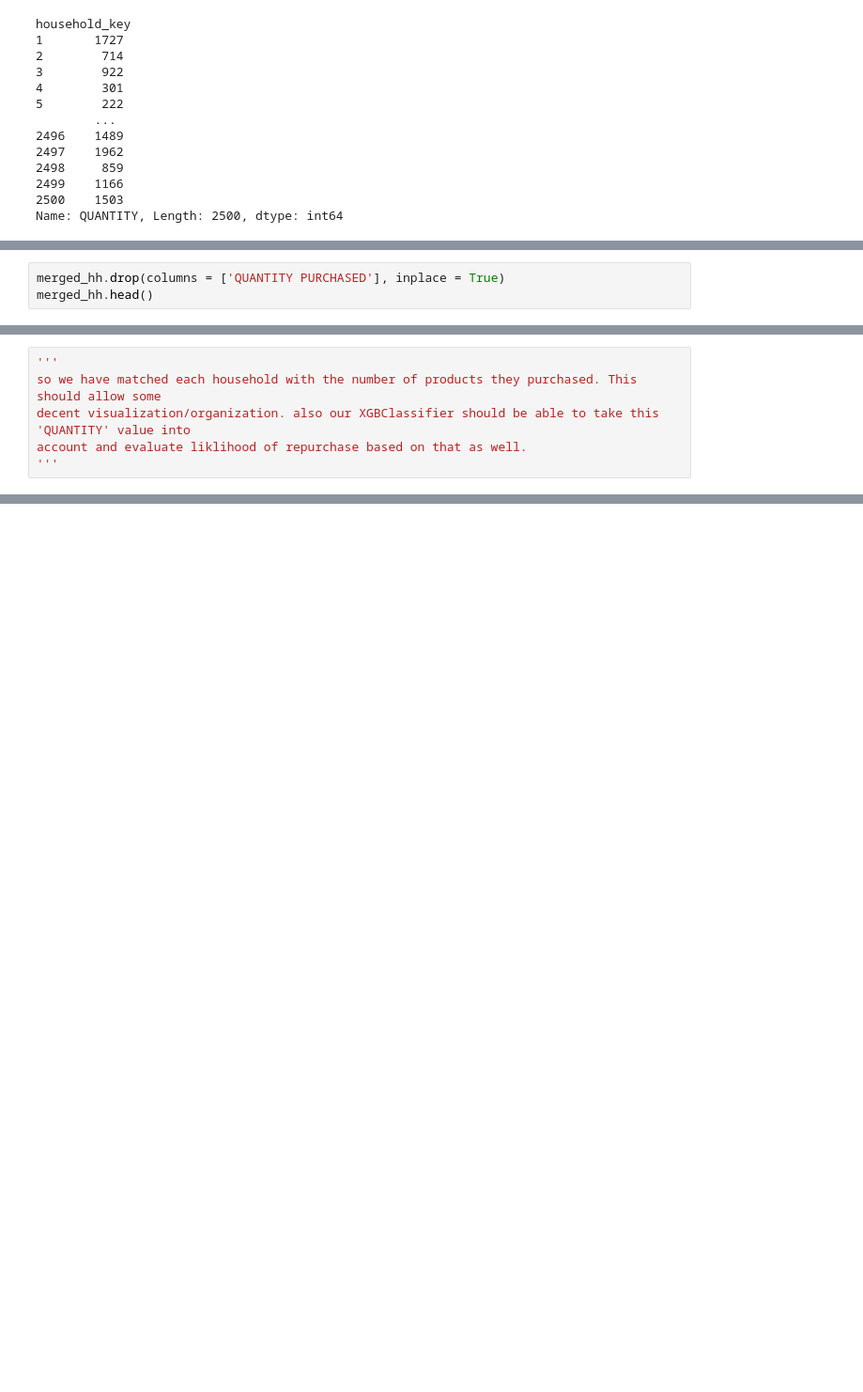
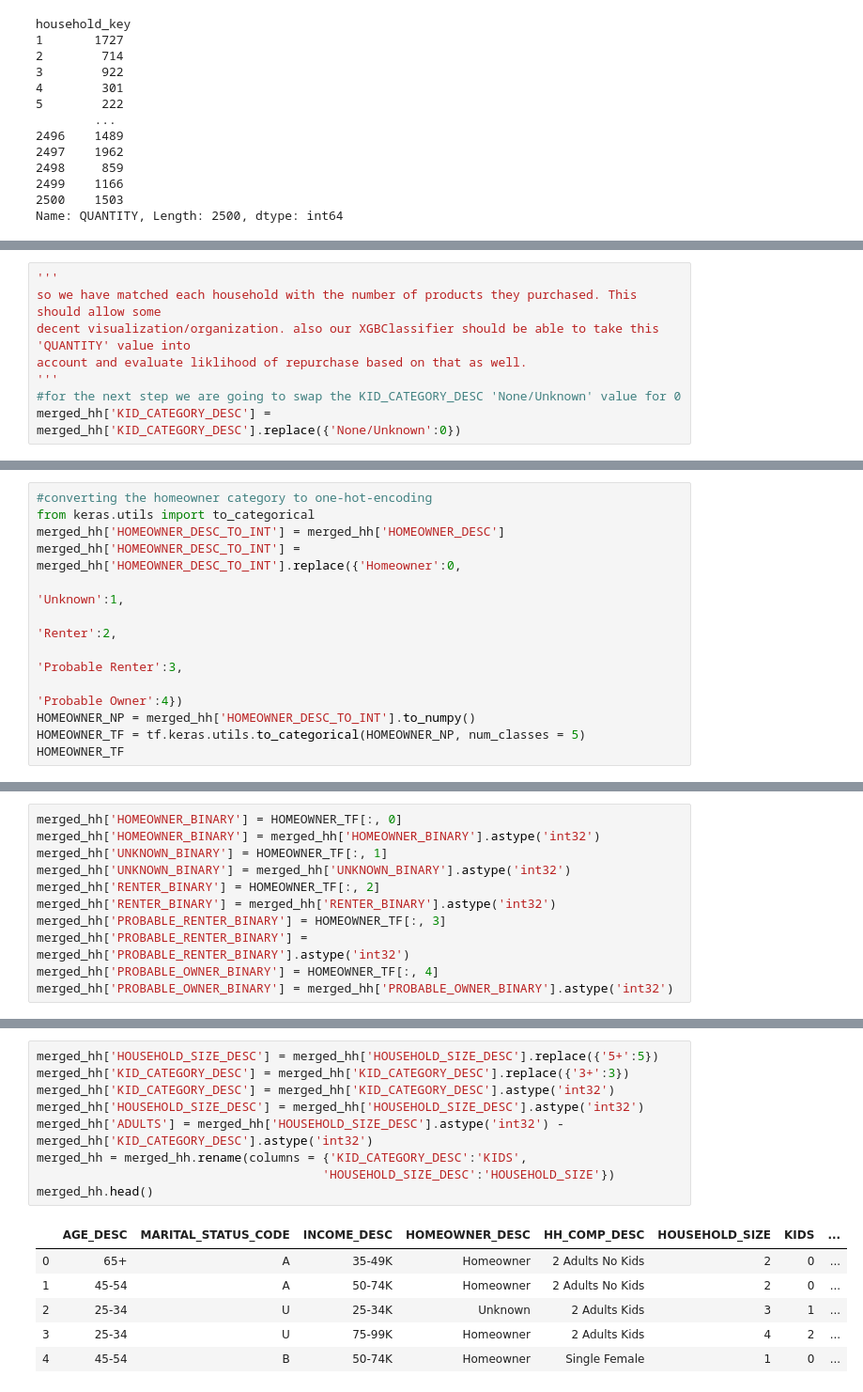
Before and after one commit to rstankovic/Retail-Data-Analytics, a Jupyter notebook: Repeat Purchase/Repeat Purchase.ipynb, the cells around one changed output, grey strips where cells are left out. Shown at 94% size. Cells and saved outputs as stored; diff of their text form; blank space fills up the shorter version.

```diff
--- a/Repeat Purchase/Repeat Purchase.ipynb
+++ b/Repeat Purchase/Repeat Purchase.ipynb
@@ -136,3 +196,0 @@ merged_hh = pd.merge(hh_df, transaction_df.groupby(['household_key']).count()['Q
-# %%
-merged_hh.drop(columns = ['QUANTITY PURCHASED'], inplace = True)
-merged_hh.head()
@@ -149,3 +200,5 @@ so we have matched each household with the number of products they purchased. Th
 decent visualization/organization. also our XGBClassifier should be able to take this 'QUANTITY' value into
 account and evaluate liklihood of repurchase based on that as well.
 '''
+#for the next step we are going to swap the KID_CATEGORY_DESC 'None/Unknown' value for 0
+merged_hh['KID_CATEGORY_DESC'] = merged_hh['KID_CATEGORY_DESC'].replace({'None/Unknown':0})
@@ -154,0 +210,12 @@ account and evaluate liklihood of repurchase based on that as well.
+# %%
+#converting the homeowner category to one-hot-encoding
+from keras.utils import to_categorical
+merged_hh['HOMEOWNER_DESC_TO_INT'] = merged_hh['HOMEOWNER_DESC']
+merged_hh['HOMEOWNER_DESC_TO_INT'] = merged_hh['HOMEOWNER_DESC_TO_INT'].replace({'Homeowner':0,
+                                                                                'Unknown':1,
+                                                                                'Renter':2,
+                                                                                'Probable Renter':3,
+                                                                                'Probable Owner':4})
+HOMEOWNER_NP = merged_hh['HOMEOWNER_DESC_TO_INT'].to_numpy()
+HOMEOWNER_TF = tf.keras.utils.to_categorical(HOMEOWNER_NP, num_classes = 5)
+HOMEOWNER_TF
@@ -154,0 +230,11 @@ account and evaluate liklihood of repurchase based on that as well.
+# %%
+merged_hh['HOMEOWNER_BINARY'] = HOMEOWNER_TF[:, 0]
+merged_hh['HOMEOWNER_BINARY'] = merged_hh['HOMEOWNER_BINARY'].astype('int32')
+merged_hh['UNKNOWN_BINARY'] = HOMEOWNER_TF[:, 1]
+merged_hh['UNKNOWN_BINARY'] = merged_hh['UNKNOWN_BINARY'].astype('int32')
+merged_hh['RENTER_BINARY'] = HOMEOWNER_TF[:, 2]
+merged_hh['RENTER_BINARY'] = merged_hh['RENTER_BINARY'].astype('int32')
+merged_hh['PROBABLE_RENTER_BINARY'] = HOMEOWNER_TF[:, 3]
+merged_hh['PROBABLE_RENTER_BINARY'] = merged_hh['PROBABLE_RENTER_BINARY'].astype('int32')
+merged_hh['PROBABLE_OWNER_BINARY'] = HOMEOWNER_TF[:, 4]
+merged_hh['PROBABLE_OWNER_BINARY'] = merged_hh['PROBABLE_OWNER_BINARY'].astype('int32')
@@ -154,0 +258,16 @@ account and evaluate liklihood of repurchase based on that as well.
+# %%
+merged_hh['HOUSEHOLD_SIZE_DESC'] = merged_hh['HOUSEHOLD_SIZE_DESC'].replace({'5+':5})
+merged_hh['KID_CATEGORY_DESC'] = merged_hh['KID_CATEGORY_DESC'].replace({'3+':3})
+merged_hh['KID_CATEGORY_DESC'] = merged_hh['KID_CATEGORY_DESC'].astype('int32')
+merged_hh['HOUSEHOLD_SIZE_DESC'] = merged_hh['HOUSEHOLD_SIZE_DESC'].astype('int32')
+merged_hh['ADULTS'] = merged_hh['HOUSEHOLD_SIZE_DESC'].astype('int32') - merged_hh['KID_CATEGORY_DESC'].astype('int32')
+merged_hh = merged_hh.rename(columns = {'KID_CATEGORY_DESC':'KIDS',
+                                       'HOUSEHOLD_SIZE_DESC':'HOUSEHOLD_SIZE'})
+merged_hh.head()
+# %% [output]
+|  | AGE_DESC | MARITAL_STATUS_CODE | INCOME_DESC | HOMEOWNER_DESC | HH_COMP_DESC | HOUSEHOLD_SIZE | KIDS | ... |
+| 0 | 65+ | A | 35-49K | Homeowner | 2 Adults No Kids | 2 | 0 | ... |
+| 1 | 45-54 | A | 50-74K | Homeowner | 2 Adults No Kids | 2 | 0 | ... |
+| 2 | 25-34 | U | 25-34K | Unknown | 2 Adults Kids | 3 | 1 | ... |
+| 3 | 25-34 | U | 75-99K | Homeowner | 2 Adults Kids | 4 | 2 | ... |
+| 4 | 45-54 | B | 50-74K | Homeowner | Single Female | 1 | 0 | ... |
```
Also changed, not shown: parts of 15 cells of this notebook.
